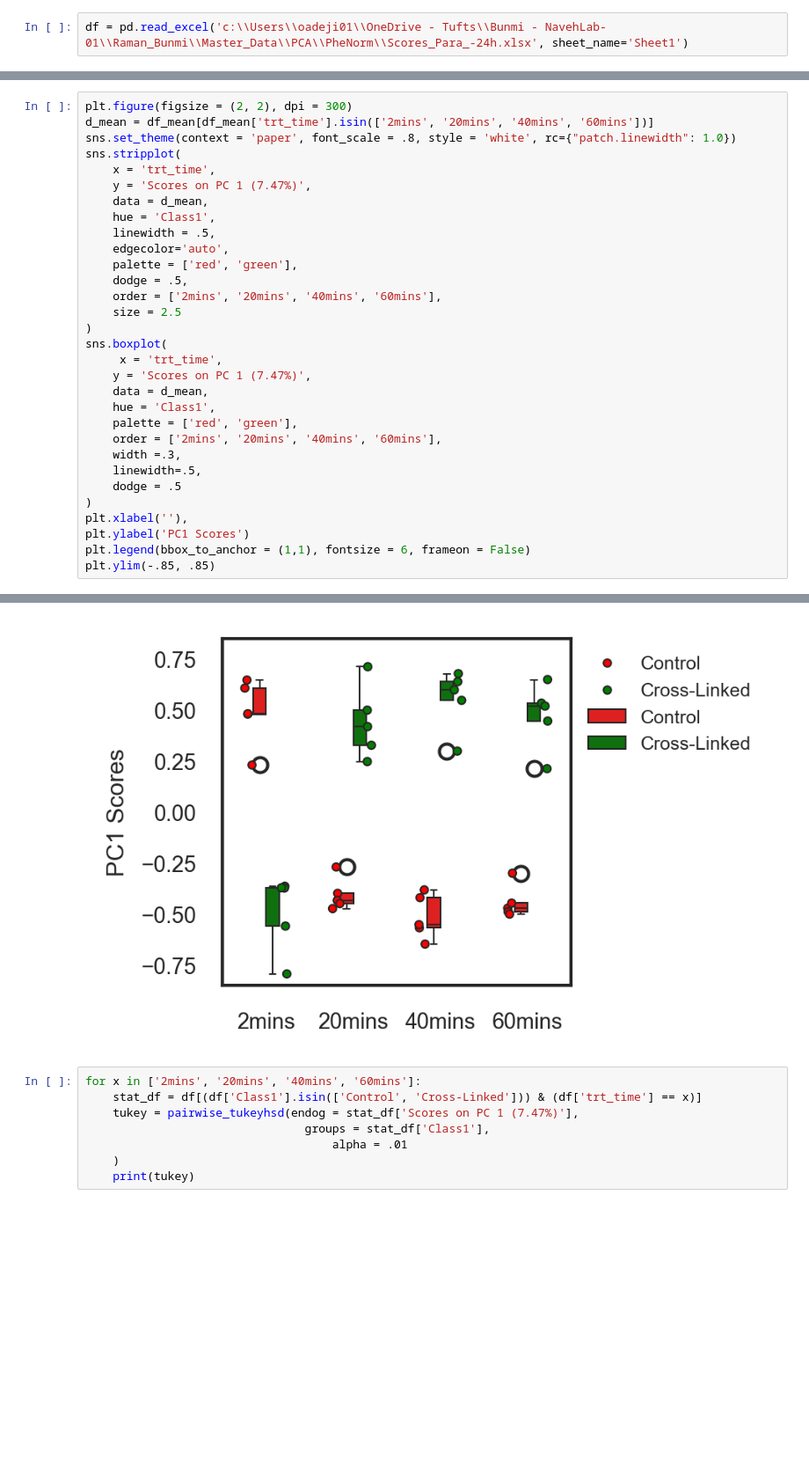
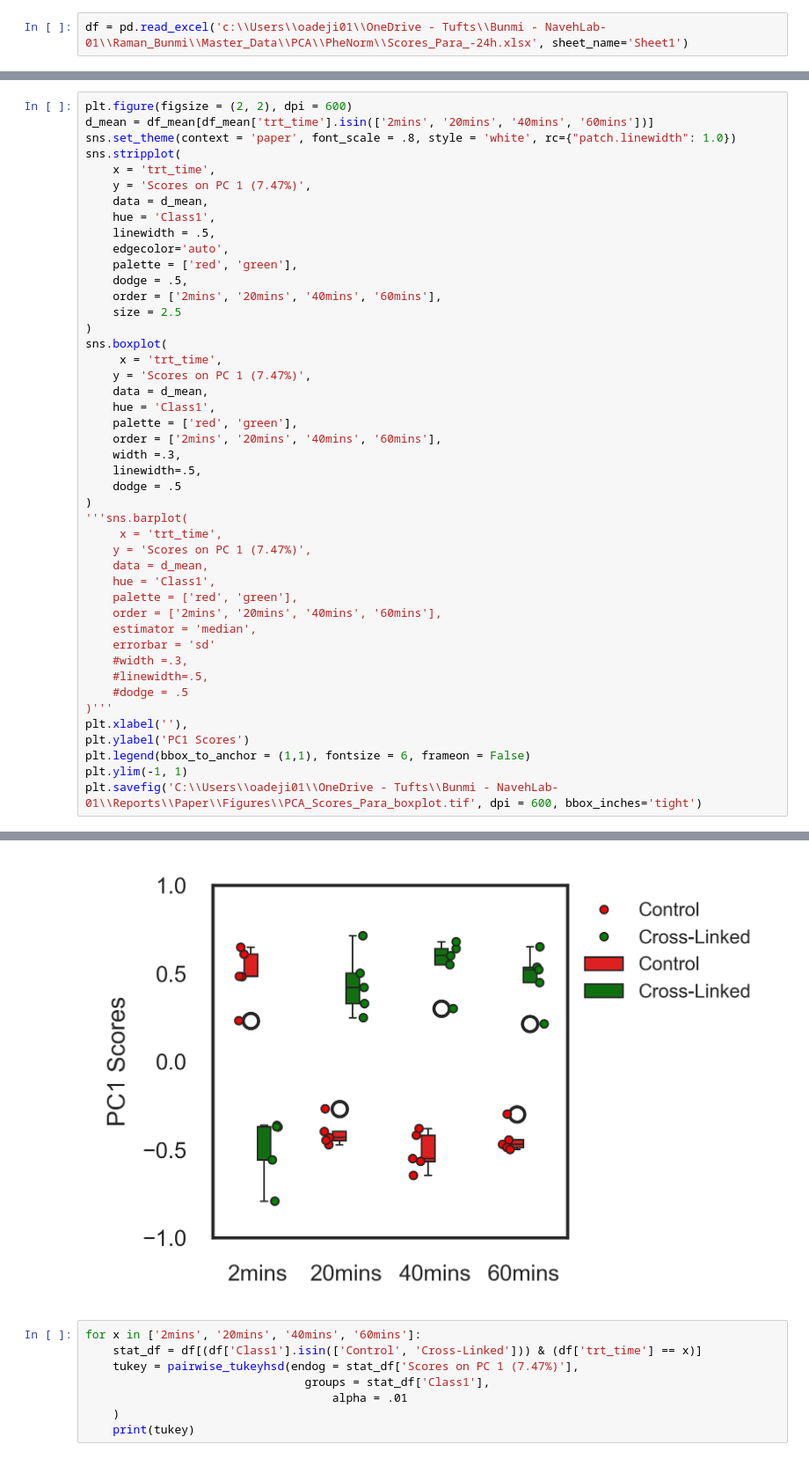
Before and after one commit to bunmiadejimi/Raman_Collagen, a Jupyter notebook: pca_plots_ellipse.ipynb, the cells around one changed output, grey strips where cells are left out. Shown at 88% size. Cells and saved outputs as stored; diff of their text form; blank space fills up the shorter version.

```diff
--- a/pca_plots_ellipse.ipynb
+++ b/pca_plots_ellipse.ipynb
@@ -54,5 +27,5 @@ df_mean
 # %%
-plt.figure(figsize = (2, 2), dpi = 300)
+plt.figure(figsize = (2, 2), dpi = 600)
 d_mean = df_mean[df_mean['trt_time'].isin(['2mins', '20mins', '40mins', '60mins'])]
 sns.set_theme(context = 'paper', font_scale = .8, style = 'white', rc={"patch.linewidth": 1.0})
 sns.stripplot(
@@ -78,8 +51,22 @@ sns.boxplot(
     linewidth=.5,
     dodge = .5
 )
+'''sns.barplot(
+     x = 'trt_time',
+    y = 'Scores on PC 1 (7.47%)',
+    data = d_mean,
+    hue = 'Class1',
+    palette = ['red', 'green'],
+    order = ['2mins', '20mins', '40mins', '60mins'],
+    estimator = 'median',
+    errorbar = 'sd'
+    #width =.3,
+    #linewidth=.5,
+    #dodge = .5
+)'''
 plt.xlabel(''),
 plt.ylabel('PC1 Scores')
 plt.legend(bbox_to_anchor = (1,1), fontsize = 6, frameon = False)
-plt.ylim(-.85, .85)
+plt.ylim(-1, 1)
+plt.savefig('C:\\Users\\oadeji01\\OneDrive - Tufts\\Bunmi - NavehLab-01\\Reports\\Paper\\Figures\\PCA_Scores_Para_boxplot.tif', dpi = 600, bbox_inches='tight')
 # %% [output]
@@ -87,4 +73,4 @@ plt.ylim(-.85, .85)
-[figure, old version]
+[figure, new version]
 # %%
 for x in ['2mins', '20mins', '40mins', '60mins']:
     stat_df = df[(df['Class1'].isin(['Control', 'Cross-Linked'])) & (df['trt_time'] == x)]
```
Also changed, not shown: parts of 6 cells of this notebook.
